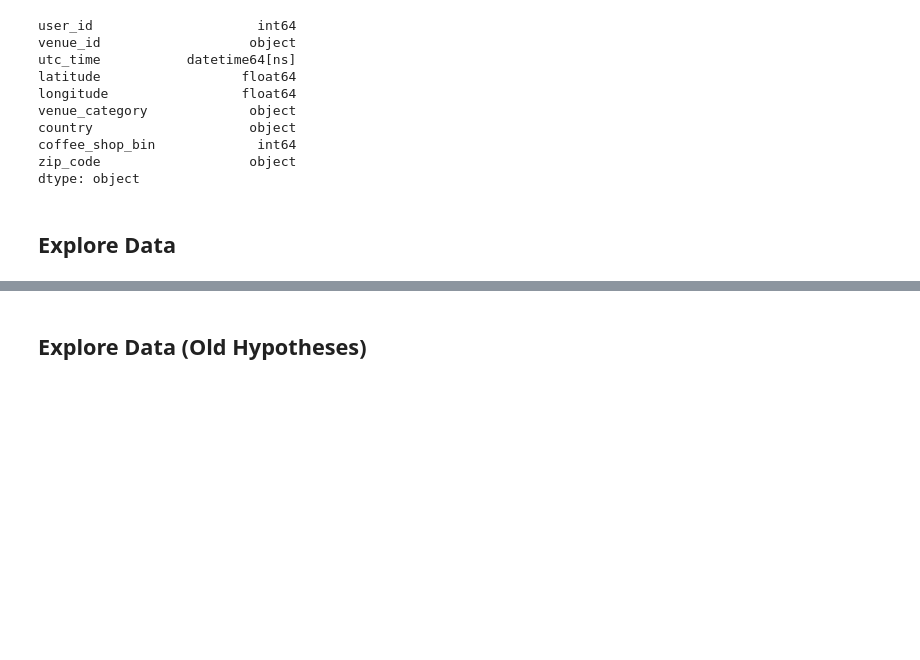
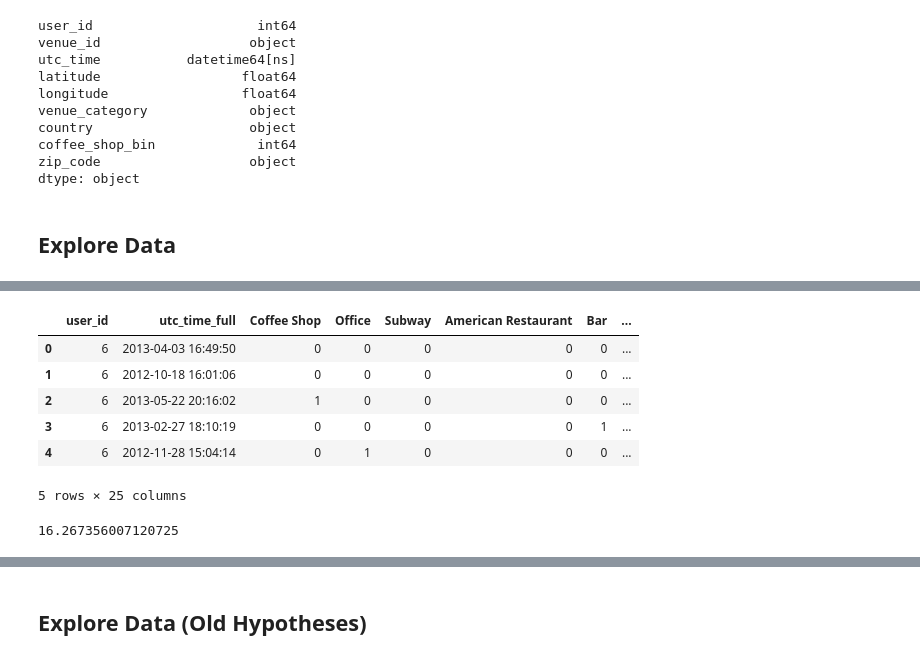
Before and after one commit to grassten/GA_datascience, a Jupyter notebook: Part3_EDA/Untitled.ipynb, the cells around one changed output, grey strips where cells are left out. Cells and saved outputs as stored; diff of their text form; code cells hidden in the pictures; blank space fills up the shorter version.

```diff
--- a/Part3_EDA/Untitled.ipynb
+++ b/Part3_EDA/Untitled.ipynb
@@ -616,0 +656,12 @@ dtype: object
+# %%
+foursquare_days_df.drop(['venue_id', 'latitude', 'longitude', 'venue_category', 'country', 'coffee_shop_bin', 'zip_code'], axis=1, inplace=True)
+# %%
+foursquare_days_df.head()
+# %% [output]
+|  | user_id | utc_time_full | Coffee Shop | Office | Subway | American Restaurant | Bar | ... |
+| 0 | 6 | 2013-04-03 16:49:50 | 0 | 0 | 0 | 0 | 0 | ... |
+| 1 | 6 | 2012-10-18 16:01:06 | 0 | 0 | 0 | 0 | 0 | ... |
+| 2 | 6 | 2013-05-22 20:16:02 | 1 | 0 | 0 | 0 | 0 | ... |
+| 3 | 6 | 2013-02-27 18:10:19 | 0 | 0 | 0 | 0 | 1 | ... |
+| 4 | 6 | 2012-11-28 15:04:14 | 0 | 1 | 0 | 0 | 0 | ... |
+5 rows × 25 columns
@@ -616,0 +672,11 @@ dtype: object
+# %%
+import timeit
+start_time = timeit.default_timer()
+
+for column in columns:
+    foursquare_days_df[column] = foursquare_days_df.apply(lambda row: 1 if foursquare_df_temp[(foursquare_df_temp['user_id'] == row['user_id']) & (foursquare_df_temp.utc_time.dt.day == row['utc_time_full'].day) & (foursquare_df_temp.venue_category == column)].venue_category.count() > 0 else 0, axis=1)
+    foursquare_df_temp = foursquare_df_temp[foursquare_df_temp['venue_category'] != column]
+
+timeit.default_timer() - start_time
+# %% [output]
+16.267356007120725
```
Also changed, not shown: parts of 9 cells of this notebook, 1 other file.
